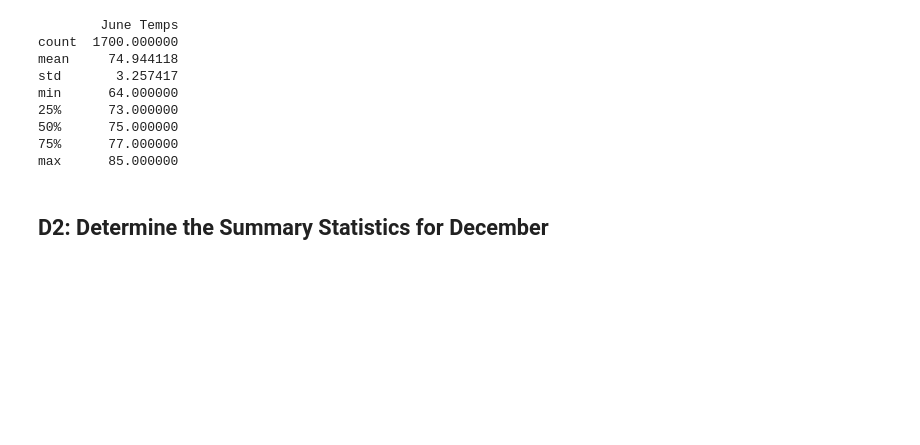
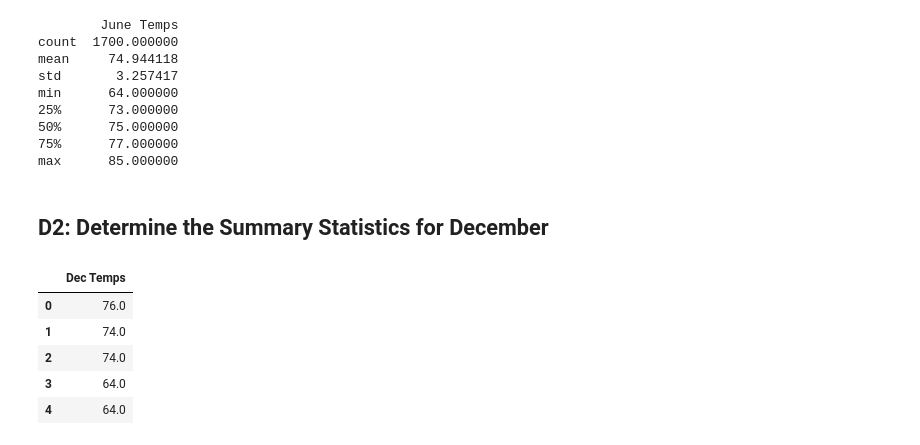
Before and after one commit to teresa-le/Surfs_Up, a Jupyter notebook: SurfsUp_Challenge.ipynb, the cells around one changed output. Drawn from its saved outputs; the diff is of its cells as text; code cells hidden in the pictures; blank space fills up the shorter version.

```diff
--- a/SurfsUp_Challenge.ipynb
+++ b/SurfsUp_Challenge.ipynb
@@ -131,3 +131,5 @@ max      85.000000
 ## D2: Determine the Summary Statistics for December
 # %%
 # 6. Write a query that filters the Measurement table to retrieve the temperatures for the month of December.
+temp_dec = engine.execute(
+    "SELECT tobs FROM Measurement WHERE strftime('%m', date) = '12'")
@@ -136,4 +136,29 @@ max      85.000000
+# %%
+# 7. Convert the December temperatures to a list.
+temp_dec_list = []
+chunk = temp_dec.fetchmany(100)
+
+# Loop until there are no more rows
+while chunk:
+    # Add the rows to the list
+    temp_dec_list.extend(chunk)
+    # Fetch the next chunk of rows
+    chunk = temp_dec.fetchmany(100)
 # %%
 # 8. Create a DataFrame from the list of temperatures for the month of December.
+temp_dec_df = pd.DataFrame(temp_dec_list)
+
+# Rename the column name of the DataFrame
+temp_dec_df = temp_dec_df.rename(columns={0: 'Dec Temps'})
+
+# Check DataFrame
+temp_dec_df.head()
+# %% [output]
+|  | Dec Temps |
+| 0 | 76.0 |
+| 1 | 74.0 |
+| 2 | 74.0 |
+| 3 | 64.0 |
+| 4 | 64.0 |
 # %%
 # 9. Calculate and print out the summary statistics for the Decemeber temperature DataFrame.
```
Also changed, not shown: parts of 3 cells of this notebook.
